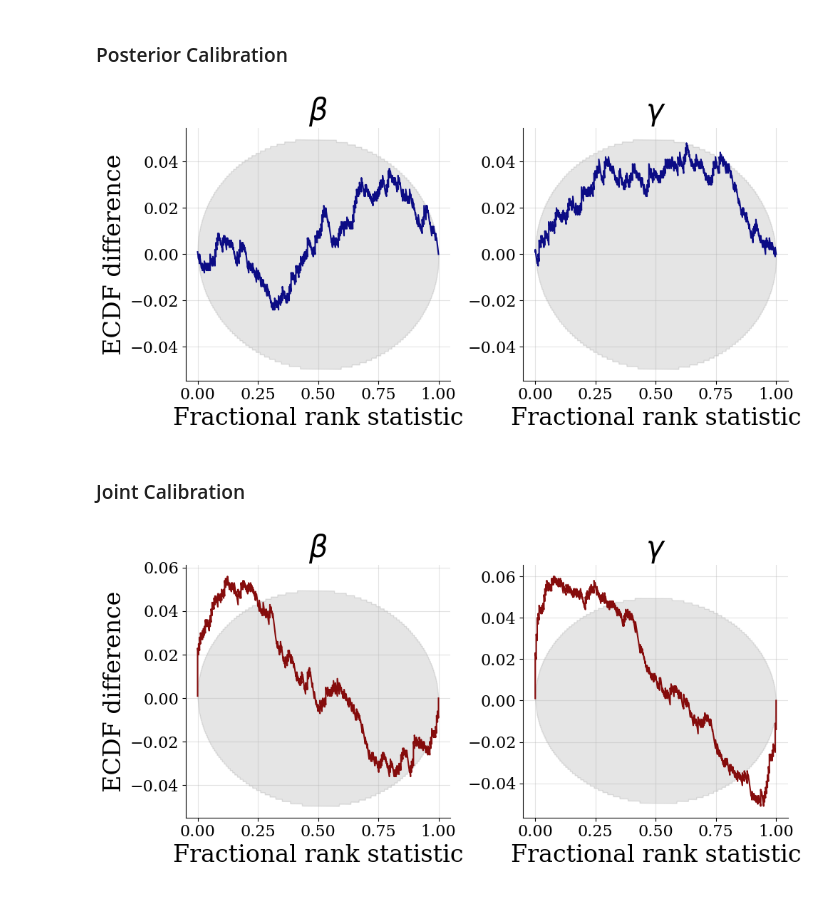
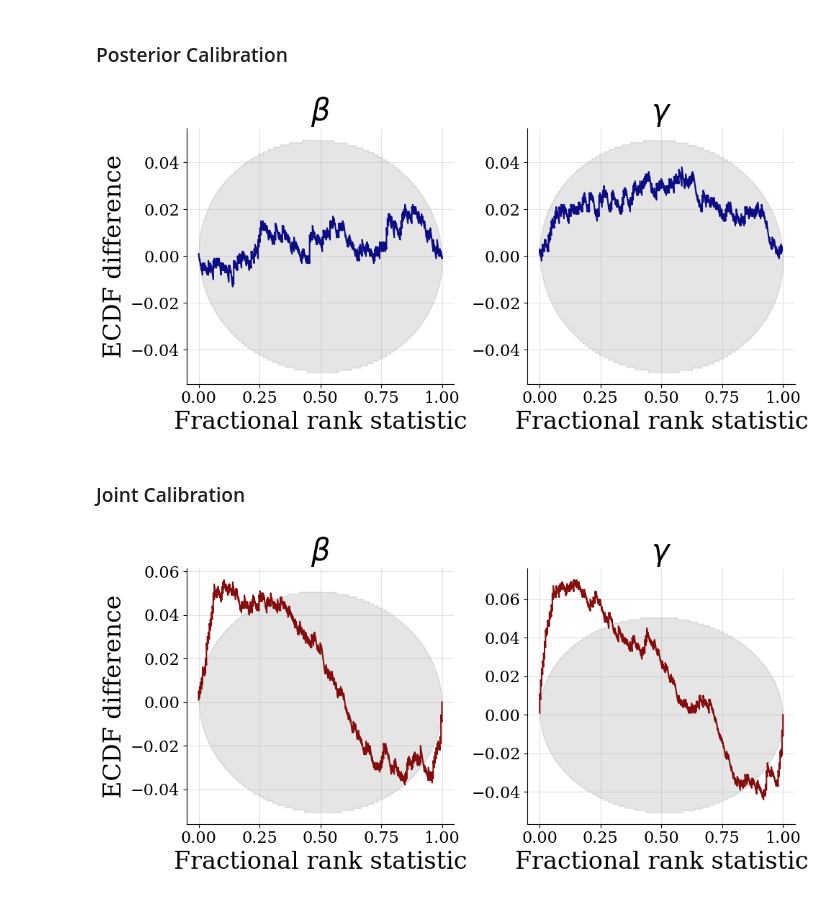
Before and after one commit to bayesflow-org/JANA-Paper, a Jupyter notebook: experiments/benchmarks/benchmark_9_sir.ipynb, the cells around one changed output. Saved outputs shown, nothing was run; the diff lists cells and outputs as text; code cells hidden in the pictures.

```diff
--- a/experiments/benchmarks/benchmark_9_sir.ipynb
+++ b/experiments/benchmarks/benchmark_9_sir.ipynb
@@ -56,12 +86,26 @@ amortizer = AmortizedPosteriorLikelihood(
 )
+# %%
+def custom_configure(forward_dict, preconfigured=False):
+    """Custom configurator to increase stability due to poor likelihood simulator."""
+
+    if not preconfigured:
+        output_dict = benchmark.configurator(forward_dict, as_summary_condition=True)
+    else:
+        output_dict = forward_dict
+    obs_shape = output_dict['likelihood_inputs']['observables'].shape
+    cond_shape = output_dict['posterior_inputs']['summary_conditions'].shape
+    # Stability
+    output_dict['likelihood_inputs']['observables'] += 1e-3 * np.random.normal(size=obs_shape)
+    output_dict['posterior_inputs']['summary_conditions'] += 1e-3 * np.random.normal(size=cond_shape)
+    return output_dict
 # %%
 trainer = Trainer(
     amortizer=amortizer,
-    default_lr=1e-3,
     generative_model=benchmark.generative_model,
-    configurator=partial(benchmark.configurator, as_summary_condition=True),
+    configurator=custom_configure,
     checkpoint_path=f'checkpoints/{benchmark_name}',
-    memory=False
+    memory=False,
+    max_to_keep=1
 )
 # %% [output]
 INFO:root:Initialized empty loss history.
@@ -97,6 +139,8 @@ f = plot_losses(h['train_losses'], h['val_losses'])
 # Load test data
 with open(f'test_data/{benchmark_name}_test.pkl', 'rb') as f:
     test_dict = pickle.load(f)
+# %%
+test_dict = custom_configure(test_dict, preconfigured=True)
 # %%
 # Simulate from surrogate simulator
 x_sim_s = amortizer.sample_data(test_dict, n_samples=1)
@@ -172,18 +223,34 @@ plt.savefig(f"figures/{benchmark_name}_losses.pdf", dpi=300, bbox_inches="tight"
 # %% [markdown]
 ### Posterior Calibration
 # %%
-f = plot_sbc_ecdf_appendix(post_samples, prior_samples, ecdf_bands_kwargs=dict(confidence=0.95),
-                           param_names = benchmark.benchmark_info['parameter_names'],
-                           label_fontsize=24, legend_fontsize=24, difference=True, rank_ecdf_color = '#000080' )
-plt.savefig(f"figures/{benchmark_name}_posterior_calibration_diff_separate.pdf", dpi = 300, bbox_inches = "tight")
+f = plot_sbc_ecdf_appendix(
+    post_samples,
+    prior_samples,
+    ecdf_bands_kwargs=dict(confidence=0.95),
+    param_names=benchmark.benchmark_info['parameter_names'],
+    label_fontsize=24,
+    legend_fontsize=24,
+    difference=True,
+    rank_ecdf_color='#000080'
+)
+
+plt.savefig(f"figures/{benchmark_name}_posterior_calibration_diff_separate.pdf", dpi=300, bbox_inches="tight")
 # %% [output]
-[figure, old version]
+[figure, new version]
 # %% [markdown]
 ### Joint Calibration
 # %%
-f = plot_sbc_ecdf_appendix(post_samples_s, prior_samples, ecdf_bands_kwargs=dict(confidence=0.95),
-                           param_names = benchmark.benchmark_info['parameter_names'],
-                           label_fontsize=24, legend_fontsize=24, difference=True, rank_ecdf_color = '#800000')
-plt.savefig(f"figures/{benchmark_name}_joint_calibration_diff_separate.pdf", dpi = 300, bbox_inches = "tight")
+f = plot_sbc_ecdf_appendix(
+    post_samples_s,
+    prior_samples,
+    ecdf_bands_kwargs=dict(confidence=0.95),
+    param_names=benchmark.benchmark_info['parameter_names'],
+    label_fontsize=24,
+    legend_fontsize=24,
+    difference=True,
+    rank_ecdf_color='#800000'
+)
+
+plt.savefig(f"figures/{benchmark_name}_joint_calibration_diff_separate.pdf", dpi=300, bbox_inches="tight")
 # %% [output]
-[figure, old version]
+[figure, new version]
```
Also changed, not shown: parts of 21 cells of this notebook, 4 other files.
